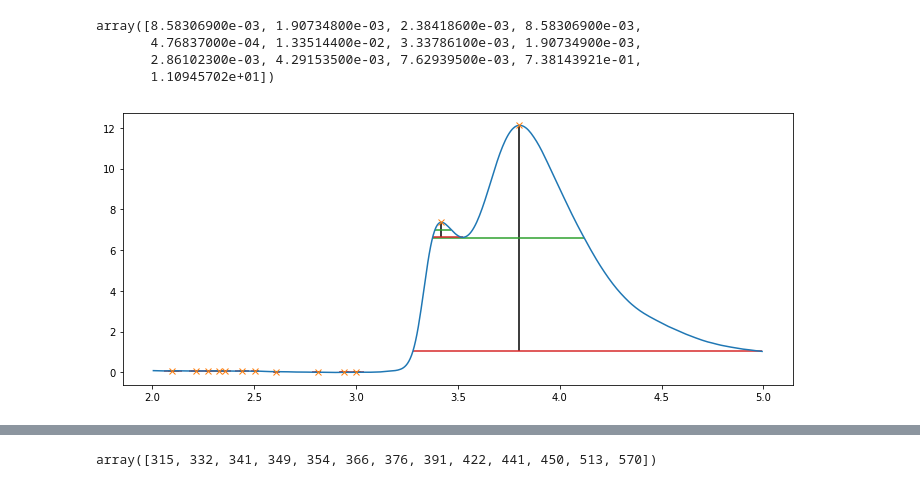
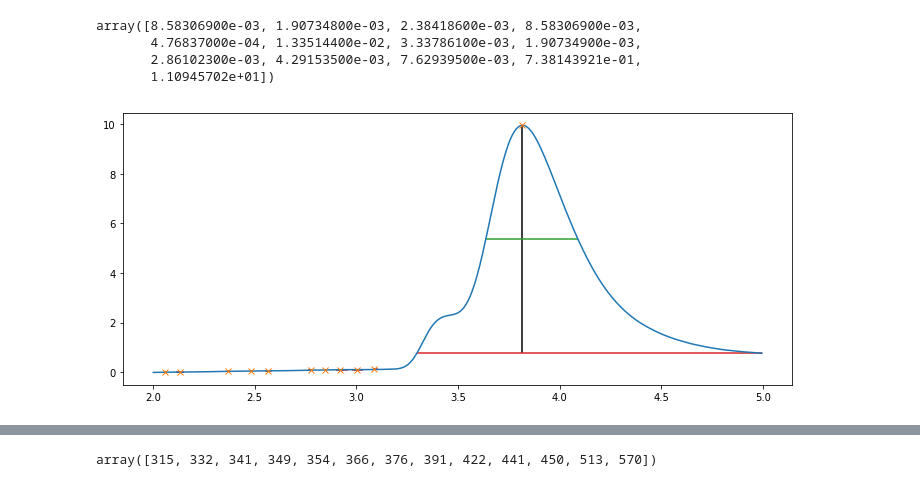
Before and after one commit to GiantFurosemide/sec_analyse, a Jupyter notebook: get_feature_vector3d.ipynb, the cells around one changed output, grey strips where cells are left out. Cells and saved outputs as stored; diff of their text form; code cells hidden in the pictures.

```diff
--- a/get_feature_vector3d.ipynb
+++ b/get_feature_vector3d.ipynb
@@ -224,40 +202,40 @@ array([8.58306900e-03, 1.90734800e-03, 2.38418600e-03, 8.58306900e-03,
        1.10945702e+01])
 # %%
 #show peak position as 'x'
-tdata = ss[200]
+tdata = ss[250]
 x = tdata[1]
 peaks,param = find_peaks(x.peak)
 # get prominences
 prominences = scipy.signal.peak_prominences(x.peak,peaks)[0] # prominences has 3 arraies,use first
 # get half width,full width
 results_half = scipy.signal.peak_widths(x.peak, peaks, rel_height=0.5)
 results_full = scipy.signal.peak_widths(x.peak, peaks, rel_height=1)
 # calculation about width.
 # x axis is value .time. But results_half returns indexs of .time,with which we calculate width.
 # width_coefficient*results_half[0] returns what we see in the plot.
 index_x_max=x.time.index[x.time==x.time.max()][0]
 index_x_min=x.time.index[x.time==x.time.min()][0]
 index_length = index_x_max-index_x_min
 width_coefficient=(x.time.max()-x.time.min())/index_length
 
 
 contour_heights = x.peak[peaks]-prominences
 plt.plot(x.time,tdata[1].peak)
 plt.plot(x.time[peaks],x.peak[peaks],"x")
 plt.vlines(x=x.time[peaks], ymin=contour_heights, ymax=x.peak[peaks])
 plt.hlines(y=results_half[1],
            xmin=width_coefficient*results_half[2],
            xmax=width_coefficient*results_half[3],
            color="C2")
 plt.hlines(y=results_full[1],
            xmin=width_coefficient*results_full[2],
            xmax=width_coefficient*results_full[3],
            color="C3")
 plt.show()
 
 # 成功，可以替换成 max peak
 # %% [output]
-[figure, old version]
+[figure, new version]
 # %%
 results_half
 # %% [output]
```
Also changed, not shown: parts of 15 cells of this notebook, 1 other file.
